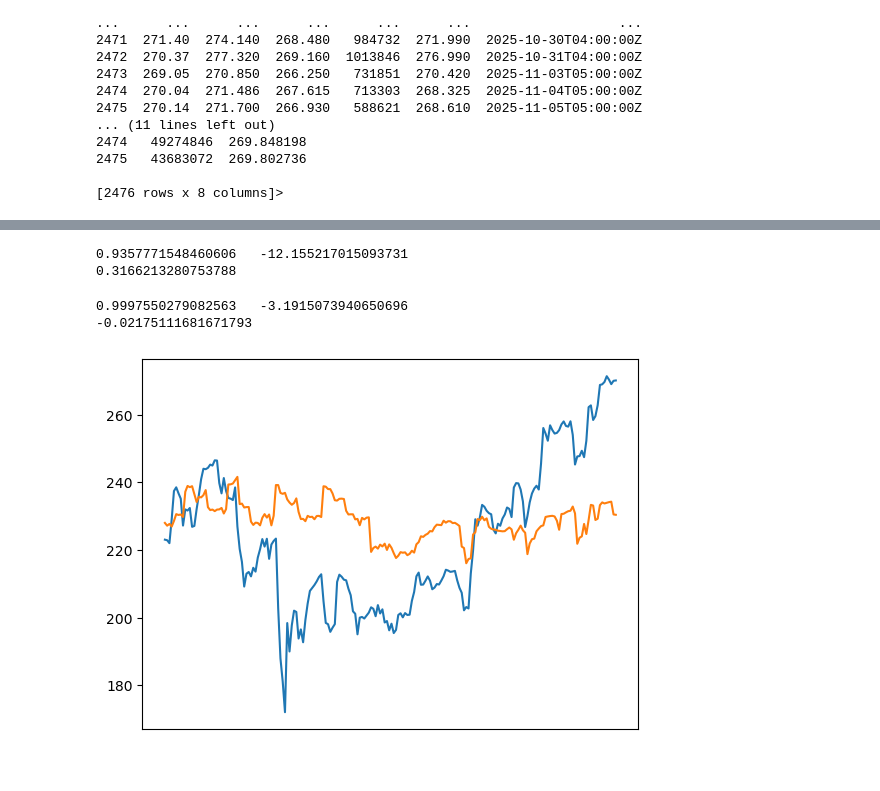
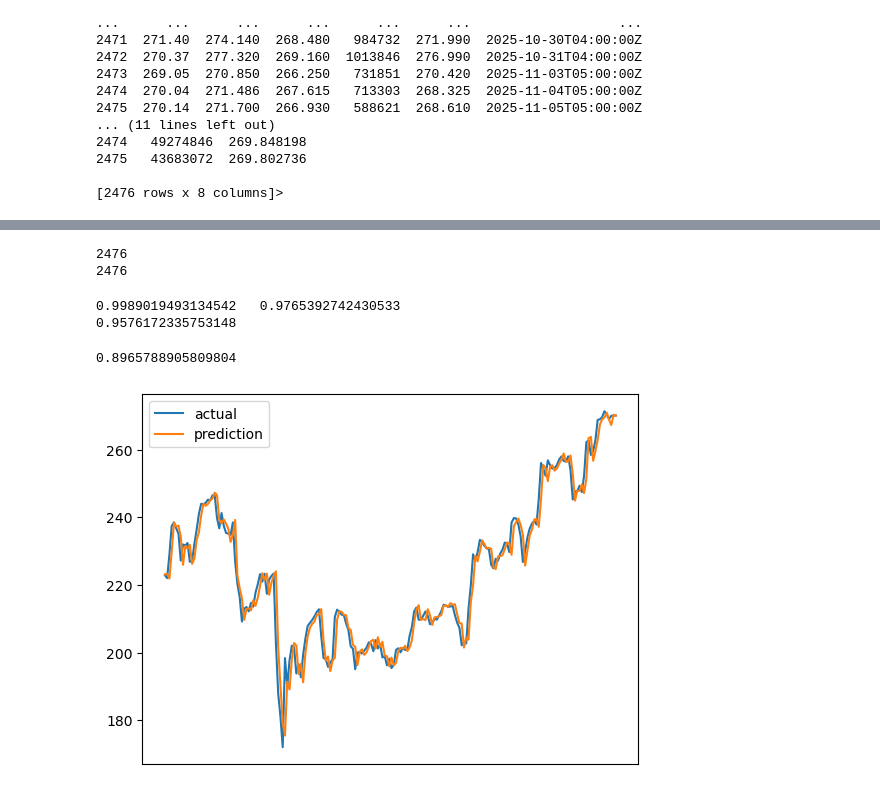
Before and after one commit to danCoder93/ENSF611-FinPrediction, a Jupyter notebook: src/FinPrediction.ipynb, the cells around one changed output, grey strips where cells are left out. Saved outputs shown, nothing was run; the diff lists cells and outputs as text; code cells hidden in the pictures.

```diff
--- a/src/FinPrediction.ipynb
+++ b/src/FinPrediction.ipynb
@@ -89,0 +106,6 @@ y_test = y.iloc[len(X_train):]
+# %%
+print(len(y))
+print(len(X))
+# %% [output]
+2476
+2476
@@ -92,38 +128,35 @@ from sklearn.linear_model import LinearRegression
 from sklearn.model_selection import cross_validate
 from sklearn.metrics import r2_score
 
-model = LinearRegression()
-model.fit(X_train,y_train)
-result = cross_validate(model,X_train,y_train,cv = 5, scoring='r2',return_train_score=True,return_estimator=True)
+l_model = LinearRegression()
+l_model.fit(X_train,y_train)
+result = cross_validate(l_model,X_train,y_train,cv = 5, scoring='r2',return_train_score=True,return_estimator=True)
 print(result['train_score'].mean()," ",result['test_score'].mean())
 
-y_predict = model.predict(X_test)
-print(r2_score(y_test,y_predict))
+ly_predict = l_model.predict(X_test)
+print(r2_score(y_test,ly_predict))
 # %% [output]
-0.9357771548460606   -12.155217015093731
-0.3166213280753788
+0.9989019493134542   0.9765392742430533
+0.9576172335753148
 # %%
 from sklearn.ensemble import RandomForestRegressor
 model = RandomForestRegressor(n_estimators=100, random_state=0)
 
 model.fit(X_train,y_train)
-result = cross_validate(model,X_train,y_train,cv = 5, scoring='r2',return_train_score=True,return_estimator=True)
-print(result['train_score'].mean()," ",result['test_score'].mean())
 
 y_predict = model.predict(X_test)
 print(r2_score(y_test,y_predict))
 # %% [output]
-0.9997550279082563   -3.1915073940650696
--0.02175111681671793
+0.8965788905809804
 # %%
 import matplotlib.pyplot as plt
 
 fig, ax = plt.subplots()
 #ax.plot(df.iloc[:-prediction_range]['t'],y_train)
-ax.plot(list(range(len(X_test))),y_test)
-ax.plot(list(range(len(X_test))),y_predict)
+ax.plot(list(range(len(X_test))),y_test,label='actual')
+ax.plot(list(range(len(X_test))),ly_predict,label='prediction')
 ax.xaxis.set_visible(False)
-
+plt.legend()
 plt.show()
 # %% [output]
-[figure, old version]
+[figure, new version]
```
Also changed, not shown: parts of 4 cells of this notebook.
